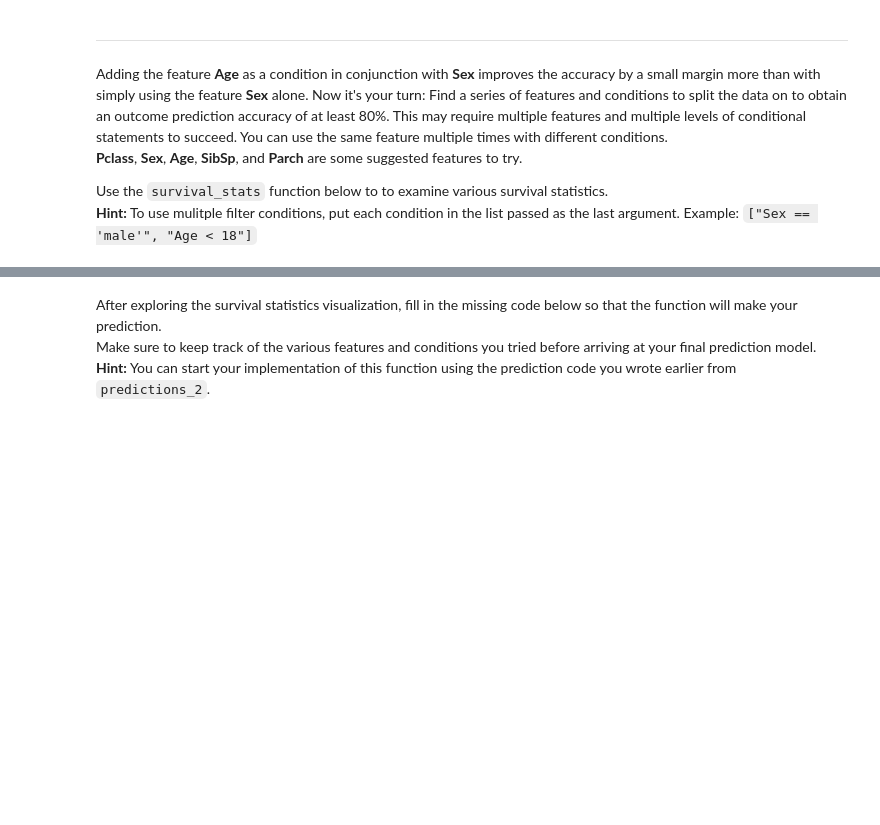
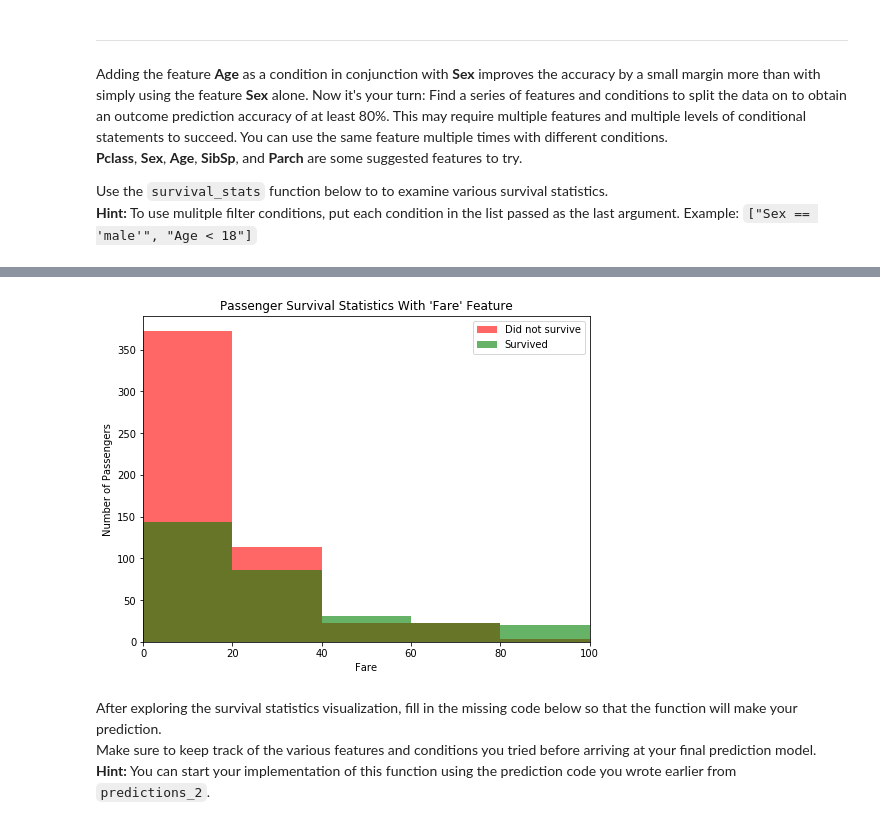
Before and after one commit to AxSch/machine-learning, a Jupyter notebook: projects/titanic_survival_exploration/titanic_survival_exploration.ipynb, the cells around one changed output, grey strips where cells are left out. Drawn from its saved outputs; the diff is of its cells as text; code cells hidden in the pictures; blank space fills up the shorter version.

```diff
--- a/projects/titanic_survival_exploration/titanic_survival_exploration.ipynb
+++ b/projects/titanic_survival_exploration/titanic_survival_exploration.ipynb
@@ -215,3 +225,7 @@ vs.survival_stats(data, outcomes, 'Age', ["Sex == 'male'", "Age < 18"])
+# %%
+vs.survival_stats(data, outcomes, 'Fare', ["Fare < 100" ])
+# %% [output]
+[figure, added]
 # %% [markdown]
 After exploring the survival statistics visualization, fill in the missing code below so that the function will make your prediction.
 Make sure to keep track of the various features and conditions you tried before arriving at your final prediction model.
```
Also changed, not shown: parts of 18 cells of this notebook.
